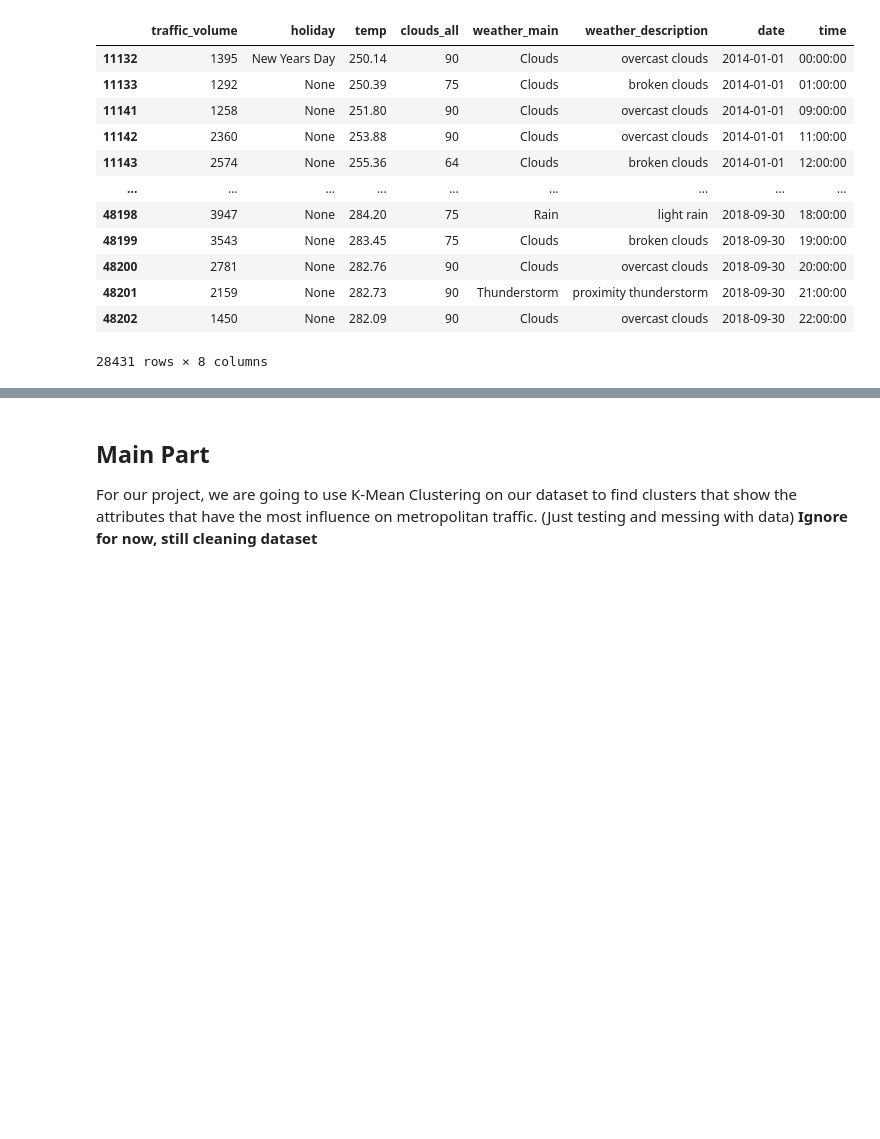
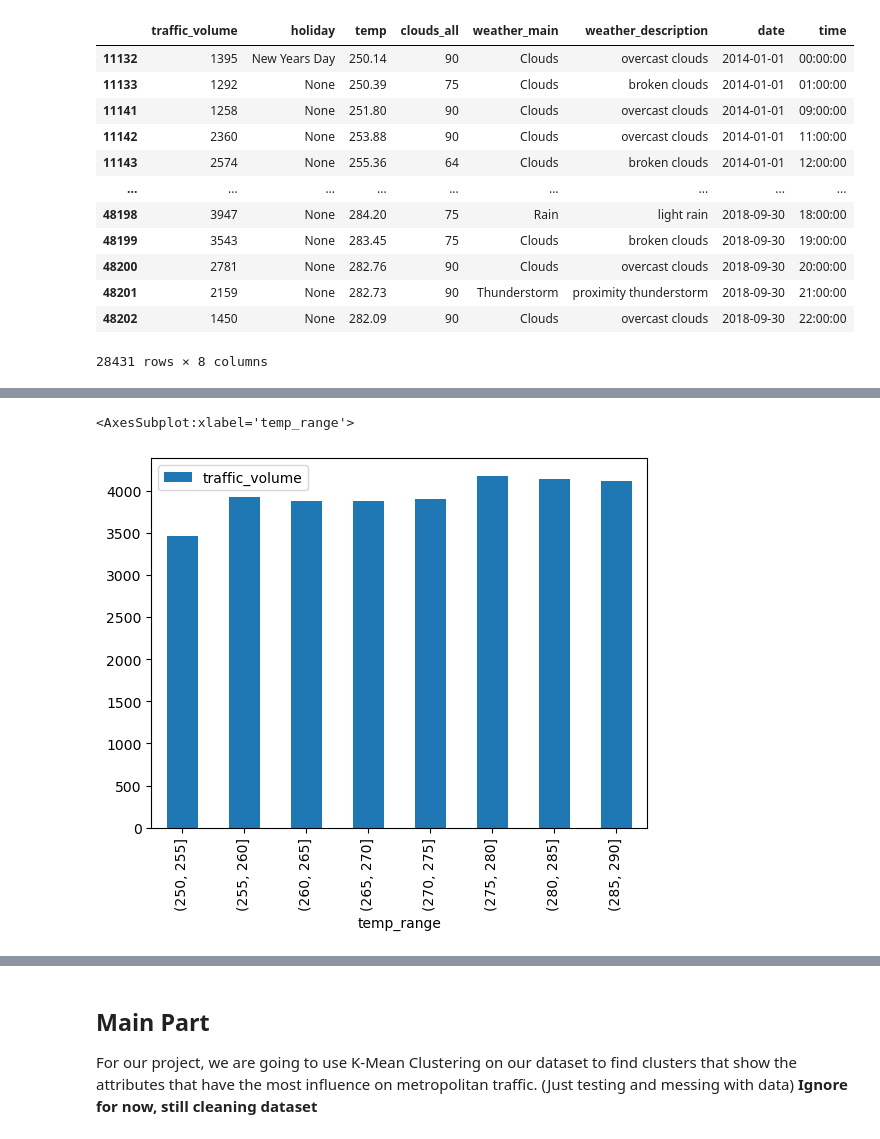
Before and after one commit to Nullfex/CS_105_FinalProject, a Jupyter notebook: CS105 Final Project EDA.ipynb, the cells around one changed output, grey strips where cells are left out. Drawn from its saved outputs; the diff is of its cells as text; code cells hidden in the pictures; blank space fills up the shorter version.

```diff
--- a/CS105 Final Project EDA.ipynb
+++ b/CS105 Final Project EDA.ipynb
@@ -216,0 +223,7 @@ df_cleaned
+# %%
+df_pt2 = df_cleaned
+df_pt2['temp_range'] = pd.cut(x=df_pt2['temp'], bins=[250,255,260,265,270,275,280,285,290])
+df_pt2.pivot_table(values='traffic_volume',index='temp_range',aggfunc=np.mean).plot(kind='bar')
+# %% [output]
+<AxesSubplot:xlabel='temp_range'>
+[figure, added]
```
Also changed, not shown: parts of 18 cells of this notebook.
